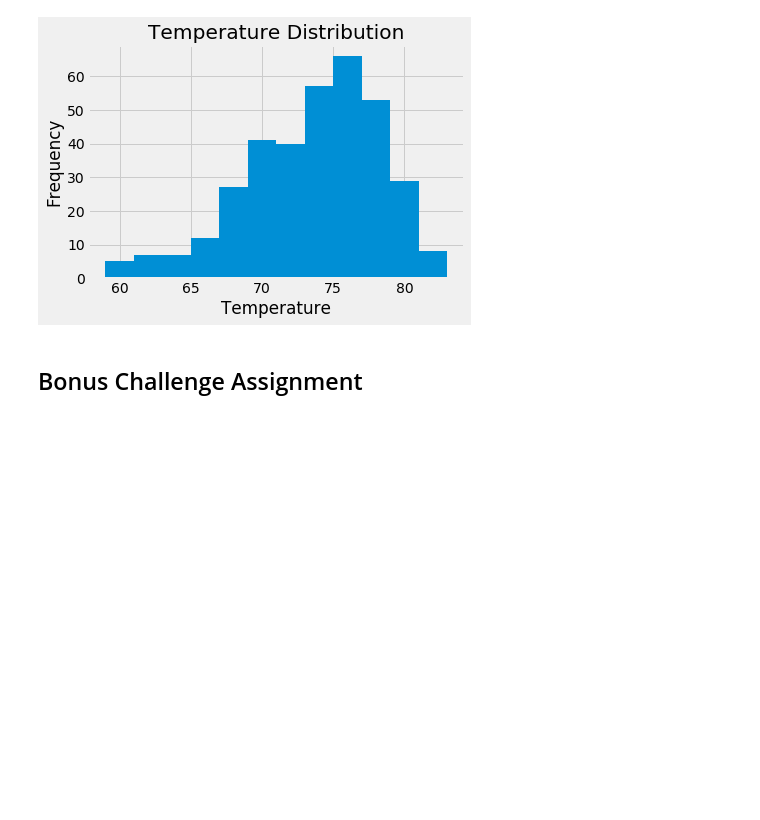
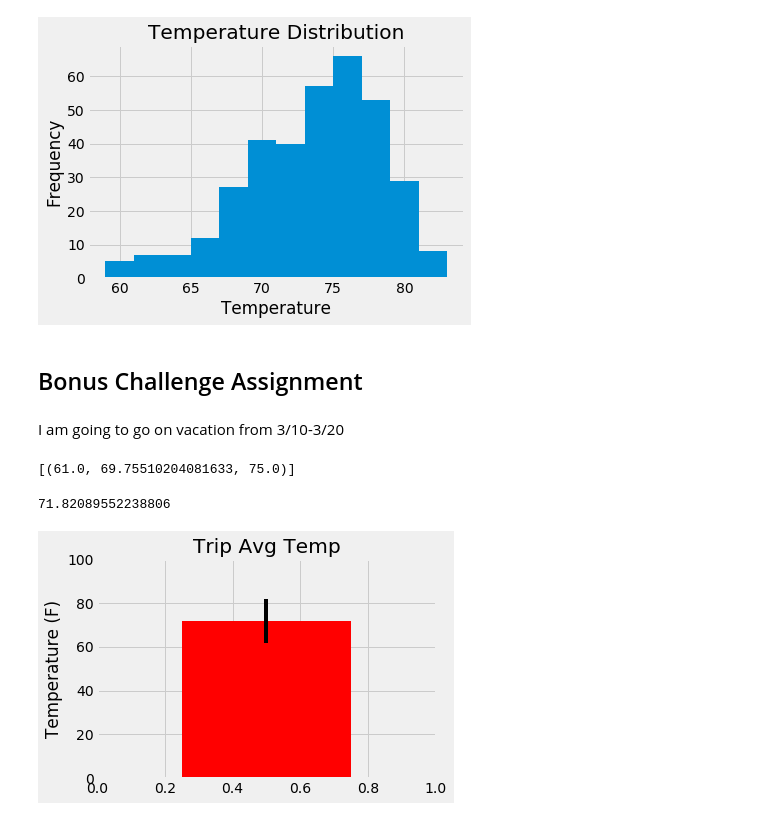
Before and after one commit to walshja03/SQLalchemy-Challenge, a Jupyter notebook: climate_starter.ipynb, the cells around one changed output. Drawn from its saved outputs; the diff is of its cells as text; code cells hidden in the pictures; blank space fills up the shorter version.

```diff
--- a/climate_starter.ipynb
+++ b/climate_starter.ipynb
@@ -232,6 +216,8 @@ Text(0.5, 1.0, 'Temperature Distribution')
 [figure]
 # %% [markdown]
 ## Bonus Challenge Assignment
+# %% [markdown]
+I am going to go on vacation from 3/10-3/20
 # %%
 # This function called `calc_temps` will accept start date and end date in the format '%Y-%m-%d'
 # and return the minimum, average, and maximum temperatures for that range of dates
@@ -250,15 +236,33 @@ def calc_temps(start_date, end_date):
         filter(Measurement.date >= start_date).filter(Measurement.date <= end_date).all()
 
 # function usage example
-print(calc_temps('2012-02-28', '2012-03-05'))
+print(calc_temps('2011-02-28','2011-03-05'))
+# %% [output]
+[(61.0, 69.75510204081633, 75.0)]
 # %%
 # Use your previous function `calc_temps` to calculate the tmin, tavg, and tmax
 # for your trip using the previous year's data for those same dates.
+
+trip = calc_temps('2017-03-10', '2017-03-20')
+trip[0][1]
+# %% [output]
+71.82089552238806
 # %%
 # Plot the results from your previous query as a bar chart.
 # Use "Trip Avg Temp" as your Title
 # Use the average temperature for the y value
 # Use the peak-to-peak (tmax-tmin) value as the y error bar (yerr)
+
+plt.bar(x=0.5, height =trip[0][1],  width = 0.5,align= 'center',color = 'red',yerr = (trip[0][2]-trip[0][1]))
+plt.gca().set_ylim(0,100)
+plt.gca().set_xlim(0,1)
+plt.ylabel("Temperature (F)")
+plt.title("Trip Avg Temp")
+
+plt.tight_layout()
+plt.show()
+# %% [output]
+[figure, added]
 # %%
 # Calculate the total amount of rainfall per weather station for your trip dates using the previous year's matching dates.
 # Sort this in descending order by precipitation amount and list the station, name, latitude, longitude, and elevation
```
Also changed, not shown: parts of 17 cells of this notebook, 7 other files.
